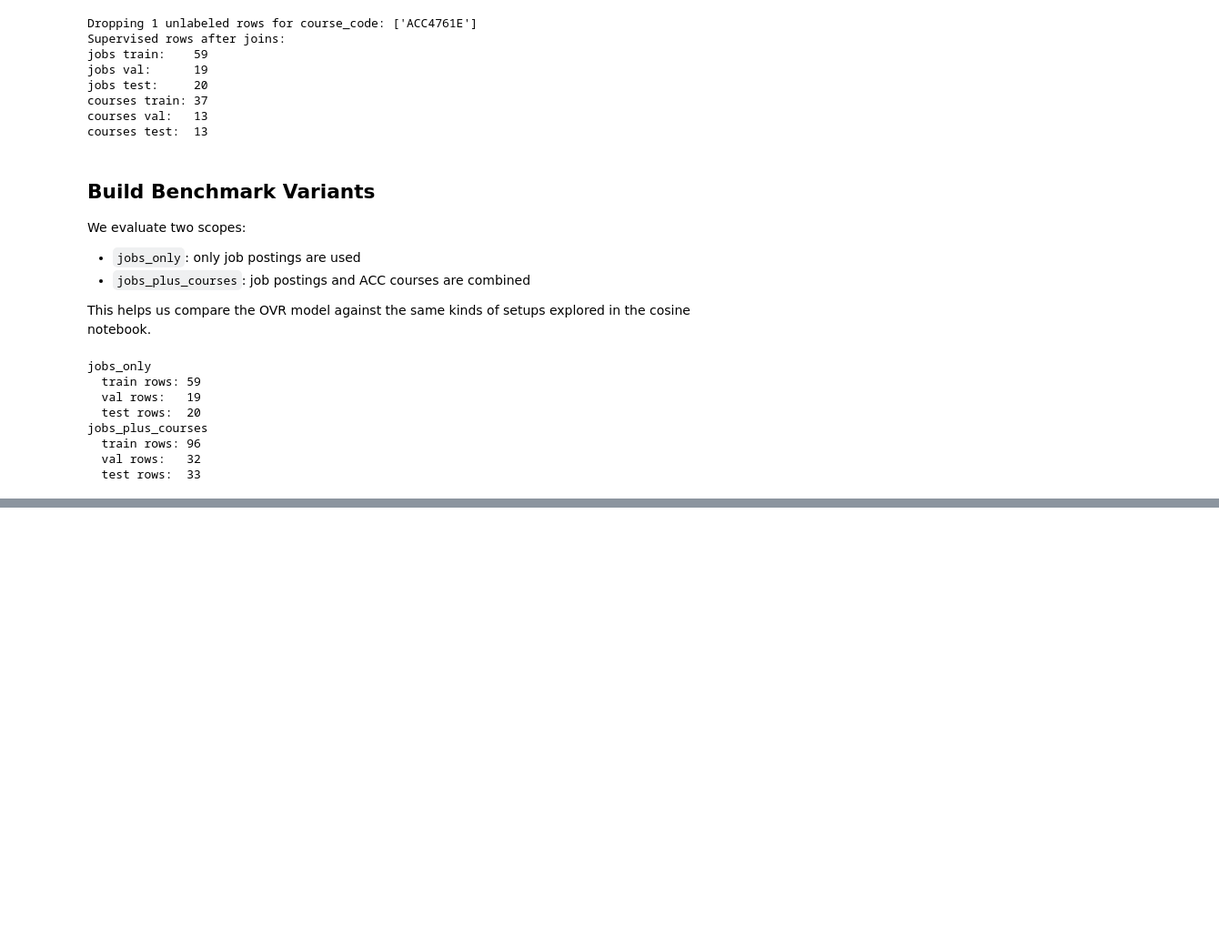
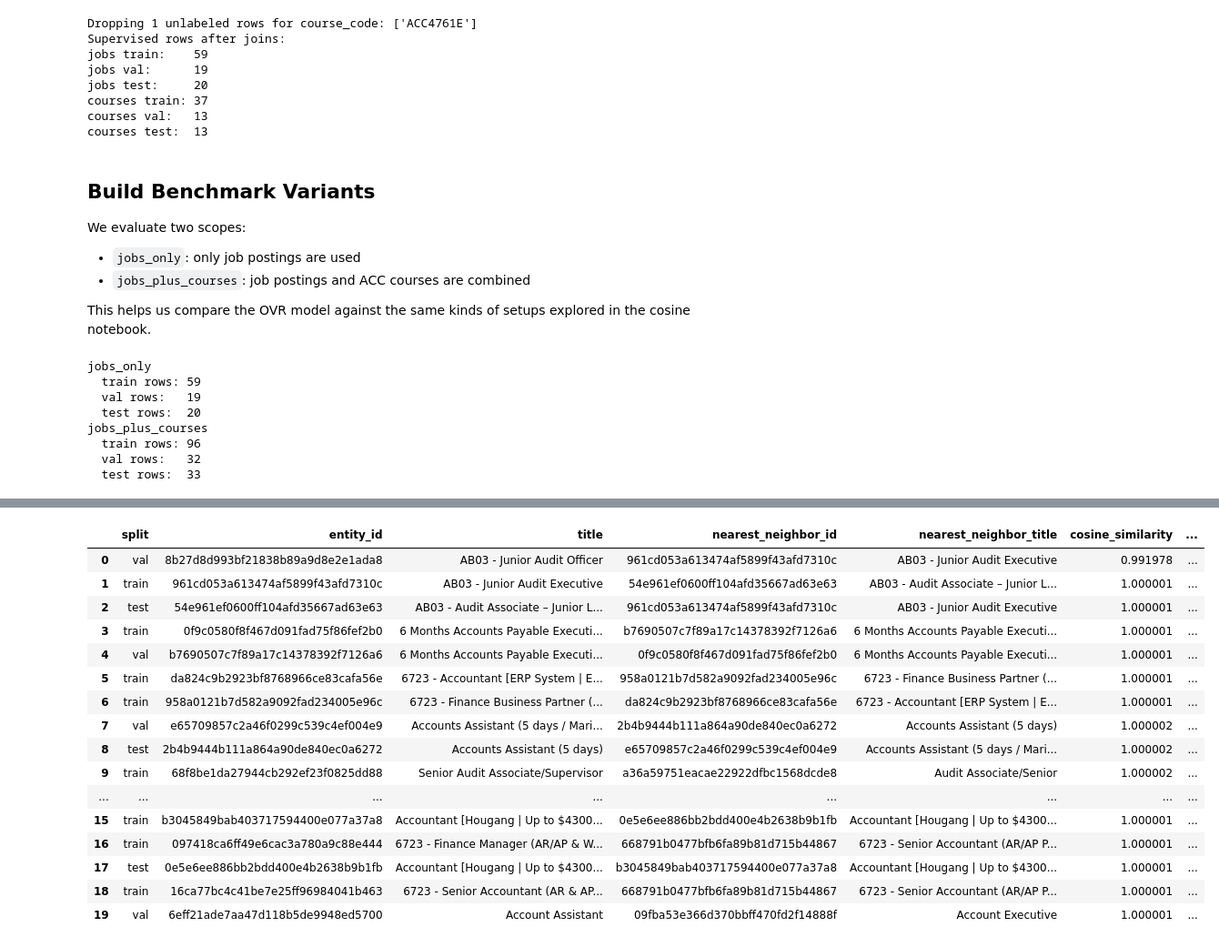
Before and after one commit to Bomb-omb/dsa4264-JobReady, a Jupyter notebook: model/ovr_thres_fixed.ipynb, the cells around one changed output, grey strips where cells are left out. Shown at 91% size. Saved outputs shown, nothing was run; the diff lists cells and outputs as text; code cells hidden in the pictures; blank space fills up the shorter version.

Commit message:
add appendix section

```diff
--- a/model/ovr_thres_fixed.ipynb
+++ b/model/ovr_thres_fixed.ipynb
@@ -514,0 +1119,78 @@ skipped_skills            177
+# %%
+job_labels_audit_df["normalized_title"] = (
+    job_labels_audit_df["title"].fillna(job_labels_audit_df["raw_title"]).fillna("")
+    .str.lower()
+    .str.strip()
+)
+job_labels_audit_df["skill_signature"] = job_labels_audit_df["parsed_skill_lists"].apply(canonical_skill_signature)
+
+title_conflicts_df = (
+    job_labels_audit_df.groupby("normalized_title")
+    .agg(
+        num_rows=("uuid", "size"),
+        distinct_skill_signatures=("skill_signature", "nunique"),
+        sample_title=("title", lambda s: next((str(v) for v in s if pd.notna(v) and str(v).strip()), "")),
+    )
+    .reset_index()
+)
+
+title_conflicts_df = title_conflicts_df.loc[
+    (title_conflicts_df["num_rows"] > 1) & (title_conflicts_df["distinct_skill_signatures"] > 1)
+].sort_values(
+    by=["distinct_skill_signatures", "num_rows", "sample_title"],
+    ascending=[False, False, True],
+).reset_index(drop=True)
+
+jobs_matrix = np.vstack(jobs_all_df["embedding"].to_numpy()).astype(np.float32)
+jobs_similarity = cosine_similarity(jobs_matrix)
+np.fill_diagonal(jobs_similarity, -np.inf)
+job_skill_sets = jobs_all_df["actual_skill_lists"].apply(lambda skills: set(skills)).tolist()
+
+nearest_neighbor_rows = []
+for row_idx in range(len(jobs_all_df)):
+    neighbor_idx = int(np.argmax(jobs_similarity[row_idx]))
+    left_skills = job_skill_sets[row_idx]
+    right_skills = job_skill_sets[neighbor_idx]
+    nearest_neighbor_rows.append({
+        "split": jobs_all_df.iloc[row_idx]["split"],
+        "entity_id": jobs_all_df.iloc[row_idx]["entity_id"],
+        "title": jobs_all_df.iloc[row_idx]["display_title"],
+        "nearest_neighbor_id": jobs_all_df.iloc[neighbor_idx]["entity_id"],
+        "nearest_neighbor_title": jobs_all_df.iloc[neighbor_idx]["display_title"],
+        "cosine_similarity": float(jobs_similarity[row_idx, neighbor_idx]),
+        "label_jaccard": float(jaccard_score(left_skills, right_skills)),
+        "num_shared_skills": int(len(left_skills & right_skills)),
+        "num_only_current": int(len(left_skills - right_skills)),
+        "num_only_neighbor": int(len(right_skills - left_skills)),
+        "current_skills": " | ".join(sorted(left_skills)),
+        "neighbor_skills": " | ".join(sorted(right_skills)),
+    })
+
+nearest_neighbor_df = pd.DataFrame(nearest_neighbor_rows)
+similarity_threshold = float(nearest_neighbor_df["cosine_similarity"].quantile(0.75))
+high_similarity_disagreement_df = nearest_neighbor_df.loc[
+    nearest_neighbor_df["cosine_similarity"] >= similarity_threshold
+].sort_values(
+    by=["label_jaccard", "cosine_similarity"],
+    ascending=[True, False],
+).reset_index(drop=True)
+
+consistency_summary_df = pd.DataFrame({
+    "same_title_conflict_groups": [len(title_conflicts_df)],
+    "median_nearest_job_cosine_similarity": [nearest_neighbor_df["cosine_similarity"].median()],
+    "median_nearest_job_label_jaccard": [nearest_neighbor_df["label_jaccard"].median()],
+    "high_similarity_threshold": [similarity_threshold],
+    "high_similarity_jobs_with_label_jaccard_below_0_25": [
+        int(((nearest_neighbor_df["cosine_similarity"] >= similarity_threshold) & (nearest_neighbor_df["label_jaccard"] < 0.25)).sum())
+    ],
+})
+
+print("Label consistency summary:")
+display(consistency_summary_df)
+print()
+print("Repeated job titles with conflicting skill signatures:")
+display(title_conflicts_df.head(20))
+print()
+print("Most suspicious similar-job disagreements (high cosine similarity, low label overlap):")
+display(high_similarity_disagreement_df.head(20))
+# %% [output]
@@ -514,0 +1209,17 @@ skipped_skills            177
+|  | split | entity_id | title | nearest_neighbor_id | nearest_neighbor_title | cosine_similarity | ... |
+| 0 | val | 8b27d8d993bf21838b89a9d8e2e1ada8 | AB03 - Junior Audit Officer | 961cd053a613474af5899f43afd7310c | AB03 - Junior Audit Executive | 0.991978 | ... |
+| 1 | train | 961cd053a613474af5899f43afd7310c | AB03 - Junior Audit Executive | 54e961ef0600ff104afd35667ad63e63 | AB03 - Audit Associate – Junior L... | 1.000001 | ... |
+| 2 | test | 54e961ef0600ff104afd35667ad63e63 | AB03 - Audit Associate – Junior L... | 961cd053a613474af5899f43afd7310c | AB03 - Junior Audit Executive | 1.000001 | ... |
+| 3 | train | 0f9c0580f8f467d091fad75f86fef2b0 | 6 Months Accounts Payable Executi... | b7690507c7f89a17c14378392f7126a6 | 6 Months Accounts Payable Executi... | 1.000001 | ... |
+| 4 | val | b7690507c7f89a17c14378392f7126a6 | 6 Months Accounts Payable Executi... | 0f9c0580f8f467d091fad75f86fef2b0 | 6 Months Accounts Payable Executi... | 1.000001 | ... |
+| 5 | train | da824c9b2923bf8768966ce83cafa56e | 6723 - Accountant [ERP System | E... | 958a0121b7d582a9092fad234005e96c | 6723 - Finance Business Partner (... | 1.000001 | ... |
+| 6 | train | 958a0121b7d582a9092fad234005e96c | 6723 - Finance Business Partner (... | da824c9b2923bf8768966ce83cafa56e | 6723 - Accountant [ERP System | E... | 1.000001 | ... |
+| 7 | val | e65709857c2a46f0299c539c4ef004e9 | Accounts Assistant (5 days / Mari... | 2b4b9444b111a864a90de840ec0a6272 | Accounts Assistant (5 days) | 1.000002 | ... |
+| 8 | test | 2b4b9444b111a864a90de840ec0a6272 | Accounts Assistant (5 days) | e65709857c2a46f0299c539c4ef004e9 | Accounts Assistant (5 days / Mari... | 1.000002 | ... |
+| 9 | train | 68f8be1da27944cb292ef23f0825dd88 | Senior Audit Associate/Supervisor | a36a59751eacae22922dfbc1568dcde8 | Audit Associate/Senior | 1.000002 | ... |
+| ... | ... | ... | ... | ... | ... | ... | ... |
+| 15 | train | b3045849bab403717594400e077a37a8 | Accountant [Hougang | Up to $4300... | 0e5e6ee886bb2bdd400e4b2638b9b1fb | Accountant [Hougang | Up to $4300... | 1.000001 | ... |
+| 16 | train | 097418ca6ff49e6cac3a780a9c88e444 | 6723 - Finance Manager (AR/AP & W... | 668791b0477bfb6fa89b81d715b44867 | 6723 - Senior Accountant (AR/AP P... | 1.000001 | ... |
+| 17 | test | 0e5e6ee886bb2bdd400e4b2638b9b1fb | Accountant [Hougang | Up to $4300... | b3045849bab403717594400e077a37a8 | Accountant [Hougang | Up to $4300... | 1.000001 | ... |
+| 18 | train | 16ca77bc4c41be7e25ff96984041b463 | 6723 - Senior Accountant (AR & AP... | 668791b0477bfb6fa89b81d715b44867 | 6723 - Senior Accountant (AR/AP P... | 1.000001 | ... |
+| 19 | val | 6eff21ade7aa47d118b5de9948ed5700 | Account Assistant | 09fba53e366d370bbff470fd2f14888f | Account Executive | 1.000001 | ... |
```
Also changed, not shown: parts of 17 cells of this notebook, 4 other files.
